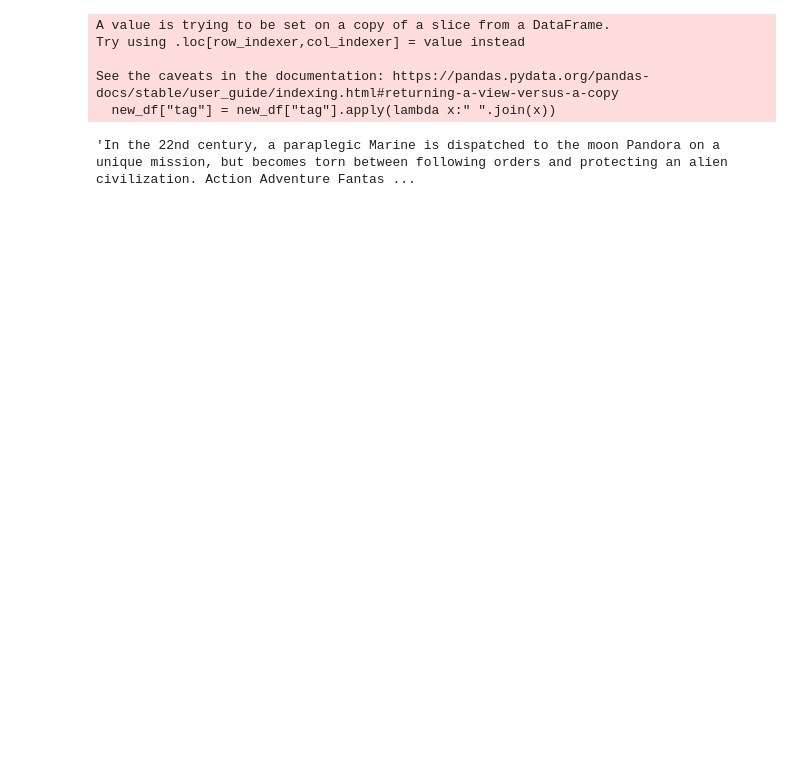
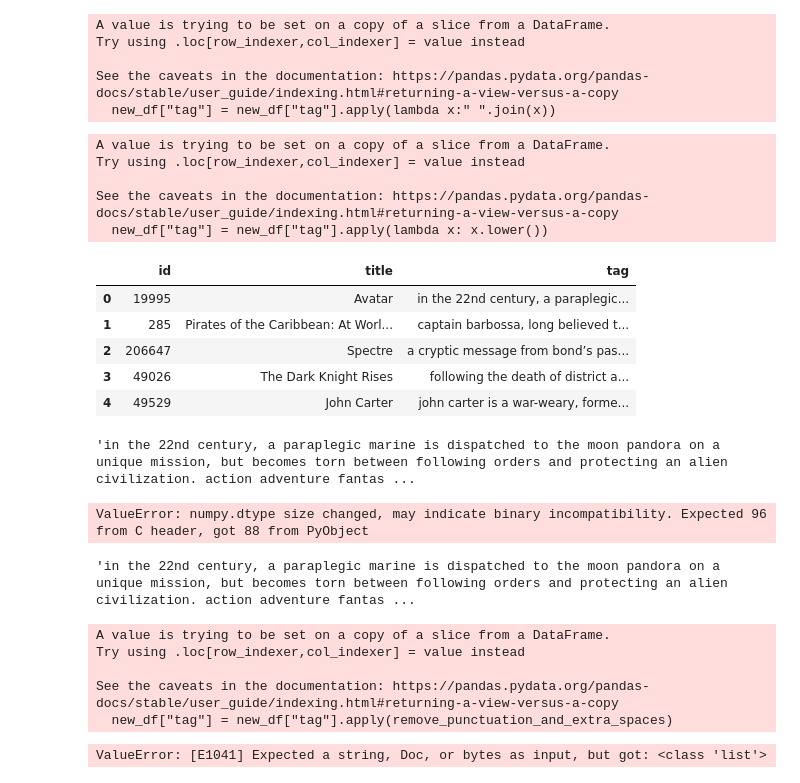
Before and after one commit to BelfaidaMedReda/Movie-Recommender, a Jupyter notebook: main.ipynb, the cells around one changed output. Cells and saved outputs as stored; diff of their text form; code cells hidden in the pictures; blank space fills up the shorter version.

```diff
--- a/main.ipynb
+++ b/main.ipynb
@@ -110,6 +110,74 @@ Try using .loc[row_indexer,col_indexer] = value instead
 See the caveats in the documentation: https://pandas.pydata.org/pandas-docs/stable/user_guide/indexing.html#returning-a-view-versus-a-copy
   new_df["tag"] = new_df["tag"].apply(lambda x:" ".join(x))
 # %%
-new_df.iloc[0]["tag"]
+new_df["tag"] = new_df["tag"].apply(lambda x: x.lower())
 # %% [output]
-'In the 22nd century, a paraplegic Marine is dispatched to the moon Pandora on a unique mission, but becomes torn between following orders and protecting an alien civilization. Action Adventure Fantas ...
+A value is trying to be set on a copy of a slice from a DataFrame.
+Try using .loc[row_indexer,col_indexer] = value instead
+
+See the caveats in the documentation: https://pandas.pydata.org/pandas-docs/stable/user_guide/indexing.html#returning-a-view-versus-a-copy
+  new_df["tag"] = new_df["tag"].apply(lambda x: x.lower())
+# %%
+new_df.head()
+# %% [output]
+|  | id | title | tag |
+| 0 | 19995 | Avatar | in the 22nd century, a paraplegic... |
+| 1 | 285 | Pirates of the Caribbean: At Worl... | captain barbossa, long believed t... |
+| 2 | 206647 | Spectre | a cryptic message from bond’s pas... |
+| 3 | 49026 | The Dark Knight Rises | following the death of district a... |
+| 4 | 49529 | John Carter | john carter is a war-weary, forme... |
+# %%
+new_df.iloc[0]["tag"]
+# %% [output]
+'in the 22nd century, a paraplegic marine is dispatched to the moon pandora on a unique mission, but becomes torn between following orders and protecting an alien civilization. action adventure fantas ...
+# %%
+import spacy
+
+# Load the language model
+nlp = spacy.load("en_core_web_sm")
+
+def remove_stopwords(text):
+    # Process the text
+    doc = nlp(text)
+    # Filter out stop words
+    filtered_tokens = [token.text for token in doc if not token.is_stop]
+    # Join the filtered tokens back into a string
+    filtered_text = " ".join(filtered_tokens)
+    return filtered_text
+
+# Removing stopwords from tags
+new_df["tag"] = new_df["tag"].apply(remove_stopwords)
+# %% [output]
+ValueError: numpy.dtype size changed, may indicate binary incompatibility. Expected 96 from C header, got 88 from PyObject
+# %%
+new_df.iloc[0]["tag"]
+# %% [output]
+'in the 22nd century, a paraplegic marine is dispatched to the moon pandora on a unique mission, but becomes torn between following orders and protecting an alien civilization. action adventure fantas ...
+# %%
+import string
+
+def remove_punctuation_and_extra_spaces(text):
+    # Remove punctuation
+    text_without_punctuation = text.translate(str.maketrans('', '', string.punctuation))
+    # Remove extra spaces and return the cleaned text
+    return ' '.join(text_without_punctuation.split())
+
+new_df["tag"] = new_df["tag"].apply(remove_punctuation_and_extra_spaces)
+# %% [output]
+A value is trying to be set on a copy of a slice from a DataFrame.
+Try using .loc[row_indexer,col_indexer] = value instead
+
+See the caveats in the documentation: https://pandas.pydata.org/pandas-docs/stable/user_guide/indexing.html#returning-a-view-versus-a-copy
+  new_df["tag"] = new_df["tag"].apply(remove_punctuation_and_extra_spaces)
+# %%
+# Tokenization
+
+def tokenize(text):
+    doc = nlp(text)
+    tokens = [token.text for token in doc]
+    return tokens
+
+new_df["tag"] = new_df["tag"].apply(tokenize)
+new_df.iloc[0]["tag"]
+# %% [output]
+ValueError: [E1041] Expected a string, Doc, or bytes as input, but got: <class 'list'>
```
Also changed, not shown: parts of 3 cells of this notebook.
